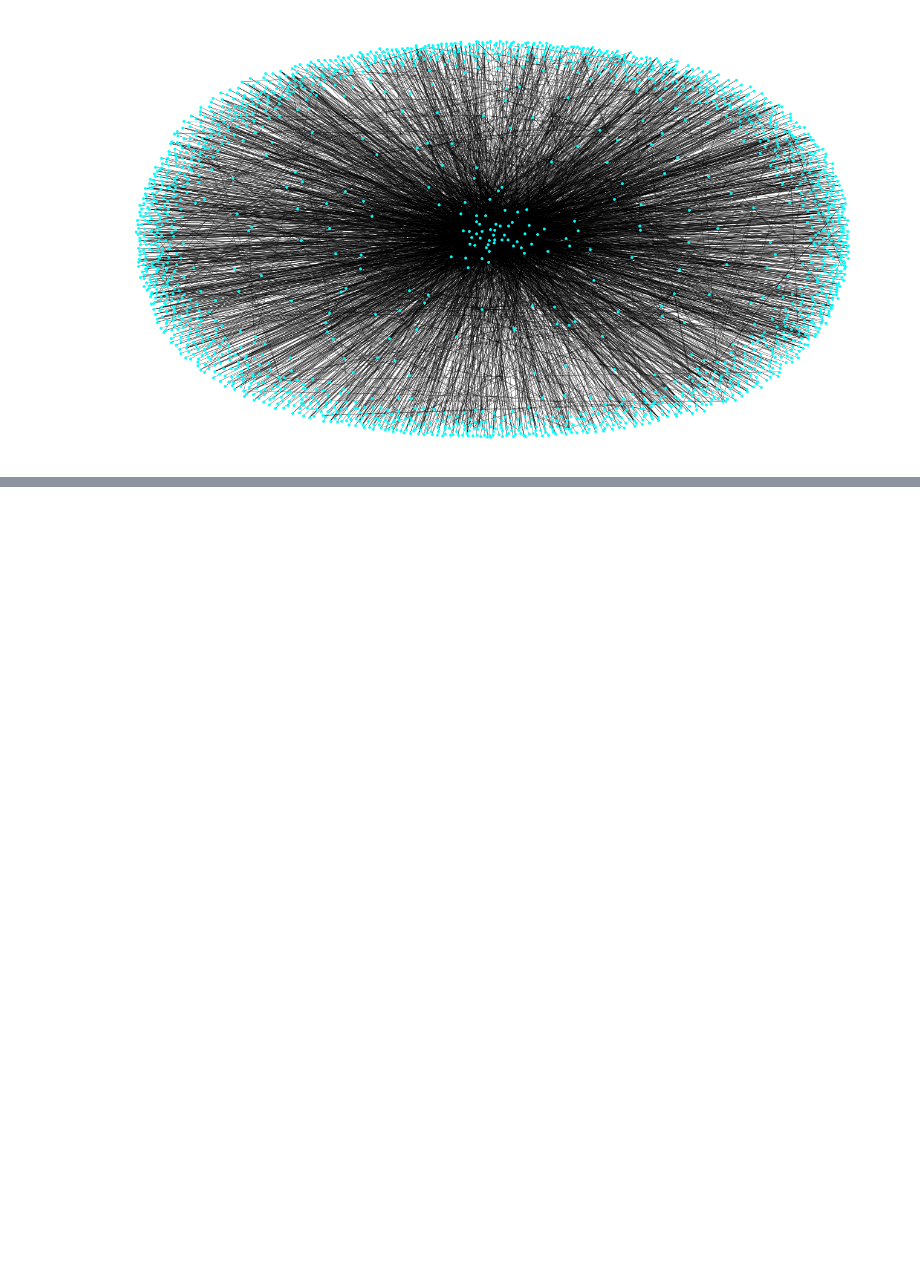
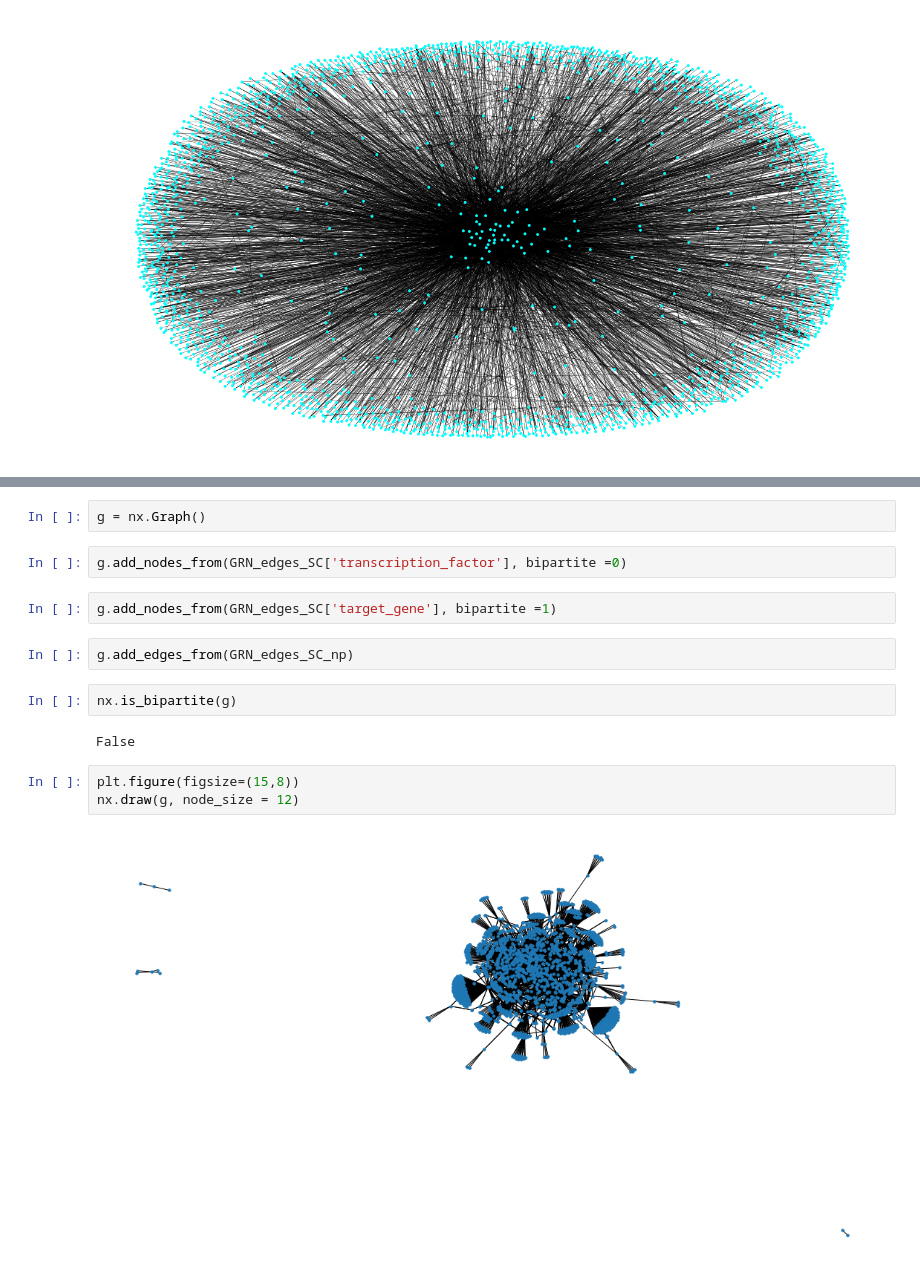
Before and after one commit to neonicoo/Info_theo_project_2020, a Jupyter notebook: Theoretical_Computer_Sciences_Project.ipynb, the cells around one changed output, grey strips where cells are left out. Drawn from its saved outputs; the diff is of its cells as text; blank space fills up the shorter version.

Commit message:
Création d'un graphe biparti : ECHEC

```diff
--- a/Theoretical_Computer_Sciences_Project.ipynb
+++ b/Theoretical_Computer_Sciences_Project.ipynb
@@ -117,0 +122,17 @@ nx.draw(G, node_size = 14,
+# %%
+g = nx.Graph()
+# %%
+g.add_nodes_from(GRN_edges_SC['transcription_factor'], bipartite =0)
+# %%
+g.add_nodes_from(GRN_edges_SC['target_gene'], bipartite =1)
+# %%
+g.add_edges_from(GRN_edges_SC_np)
+# %%
+nx.is_bipartite(g)
+# %% [output]
+False
+# %%
+plt.figure(figsize=(15,8))
+nx.draw(g, node_size = 12)
+# %% [output]
+[figure, added]
```
Also changed, not shown: parts of 3 cells of this notebook.
